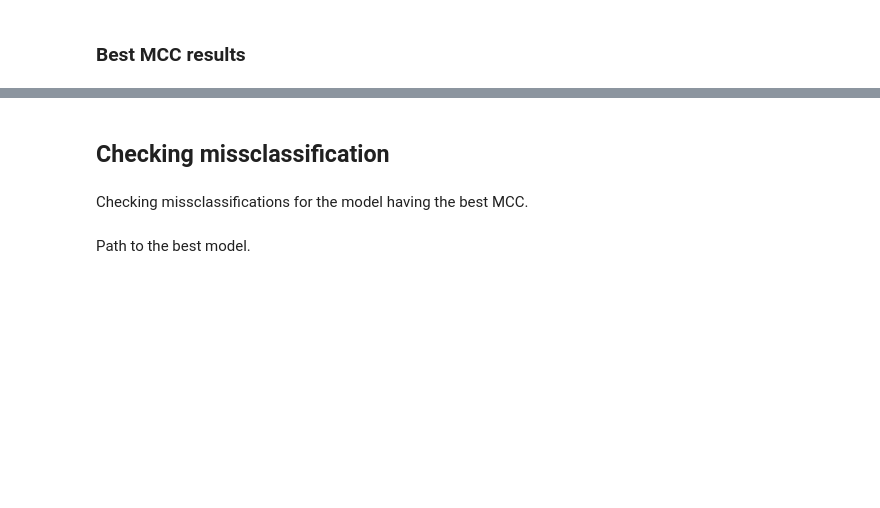
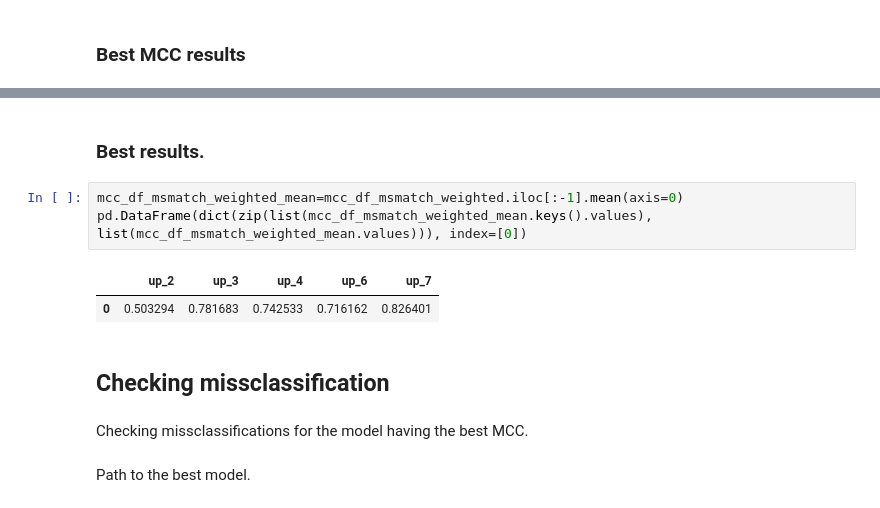
Before and after one commit to GabrieleMeoni/END2END, a Jupyter notebook: MSMatch/notebooks/parse_results.ipynb, the cells around one changed output, grey strips where cells are left out. Cells and saved outputs as stored; diff of their text form; blank space fills up the shorter version.

```diff
--- a/MSMatch/notebooks/parse_results.ipynb
+++ b/MSMatch/notebooks/parse_results.ipynb
@@ -167,3 +294,11 @@ pd.DataFrame(dict(zip(list(best_mcc_mean.keys().values), list(best_mcc_mean.valu
+# %% [markdown]
+### Best results.
+# %%
+mcc_df_msmatch_weighted_mean=mcc_df_msmatch_weighted.iloc[:-1].mean(axis=0)
+pd.DataFrame(dict(zip(list(mcc_df_msmatch_weighted_mean.keys().values), list(mcc_df_msmatch_weighted_mean.values))), index=[0])
+# %% [output]
+|  | up_2 | up_3 | up_4 | up_6 | up_7 |
+| 0 | 0.503294 | 0.781683 | 0.742533 | 0.716162 | 0.826401 |
 # %% [markdown]
 ## Checking missclassification
 # %% [markdown]
```
Also changed, not shown: parts of 19 cells of this notebook.
